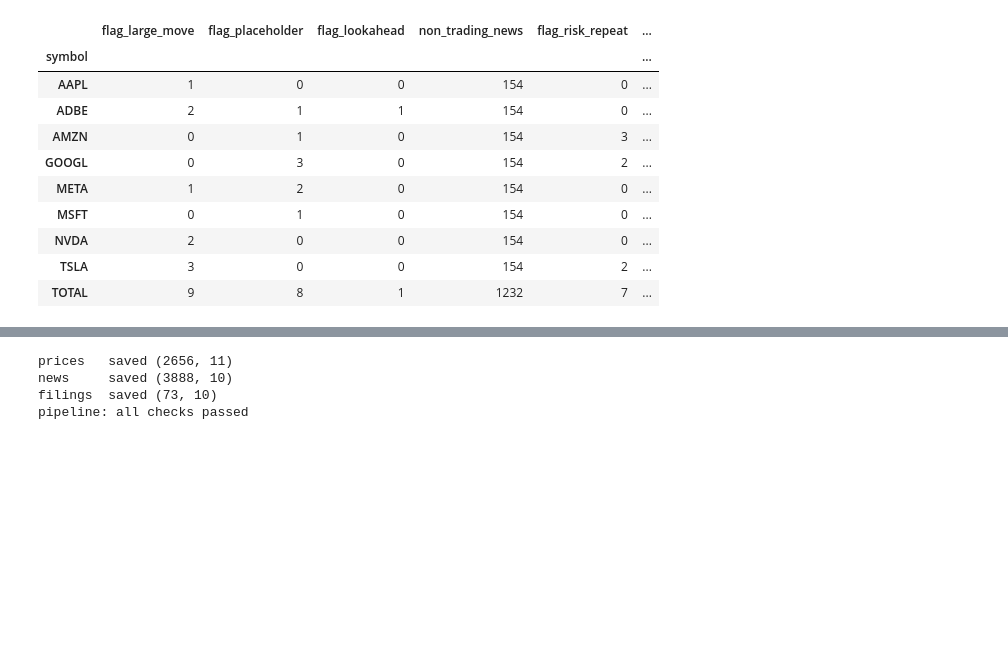
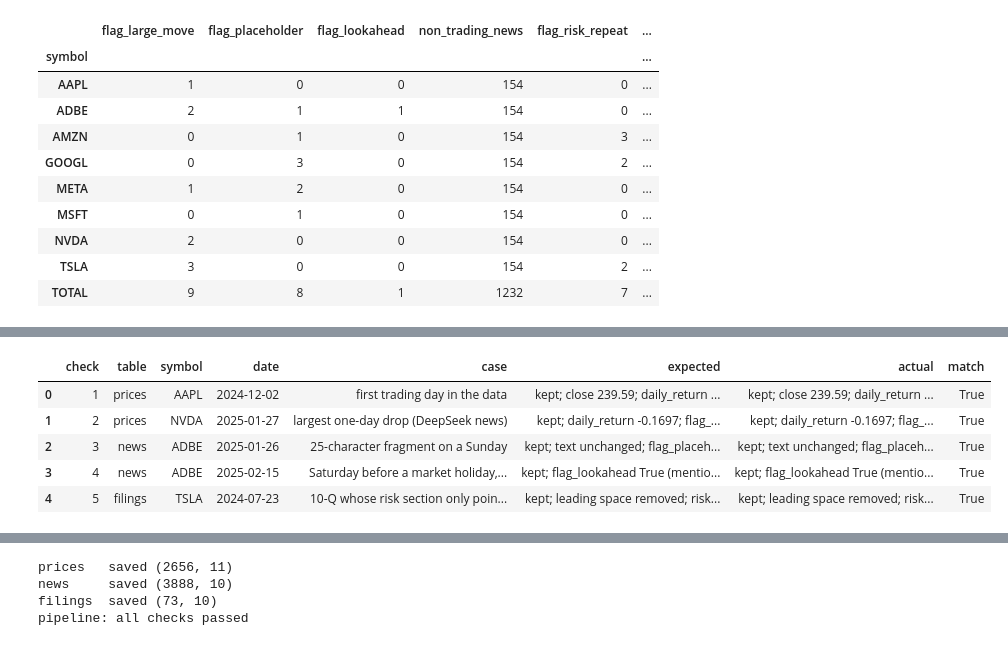
Before and after one commit to xunyangy-afk/Python-Group-Project, a Jupyter notebook: check_cleaning_peter.ipynb, the cells around one changed output, grey strips where cells are left out. Saved outputs shown, nothing was run; the diff lists cells and outputs as text; code cells hidden in the pictures; blank space fills up the shorter version.

Commit message:
Module 6: sample, README, reproducibility, record checks, checklist draft

```diff
--- a/check_cleaning_peter.ipynb
+++ b/check_cleaning_peter.ipynb
@@ -256,0 +294,11 @@ cp.flag_summary(prices, news, filings)
+# %%
+checks = cp.record_checks(raw, clean)
+assert checks["match"].all()
+checks[["check", "table", "symbol", "date", "case", "expected", "actual", "match"]]
+# %% [output]
+|  | check | table | symbol | date | case | expected | actual | match |
+| 0 | 1 | prices | AAPL | 2024-12-02 | first trading day in the data | kept; close 239.59; daily_return ... | kept; close 239.59; daily_return ... | True |
+| 1 | 2 | prices | NVDA | 2025-01-27 | largest one-day drop (DeepSeek news) | kept; daily_return -0.1697; flag_... | kept; daily_return -0.1697; flag_... | True |
+| 2 | 3 | news | ADBE | 2025-01-26 | 25-character fragment on a Sunday | kept; text unchanged; flag_placeh... | kept; text unchanged; flag_placeh... | True |
+| 3 | 4 | news | ADBE | 2025-02-15 | Saturday before a market holiday,... | kept; flag_lookahead True (mentio... | kept; flag_lookahead True (mentio... | True |
+| 4 | 5 | filings | TSLA | 2024-07-23 | 10-Q whose risk section only poin... | kept; leading space removed; risk... | kept; leading space removed; risk... | True |
```
Also changed, not shown: parts of 12 cells of this notebook, 12 other files.
